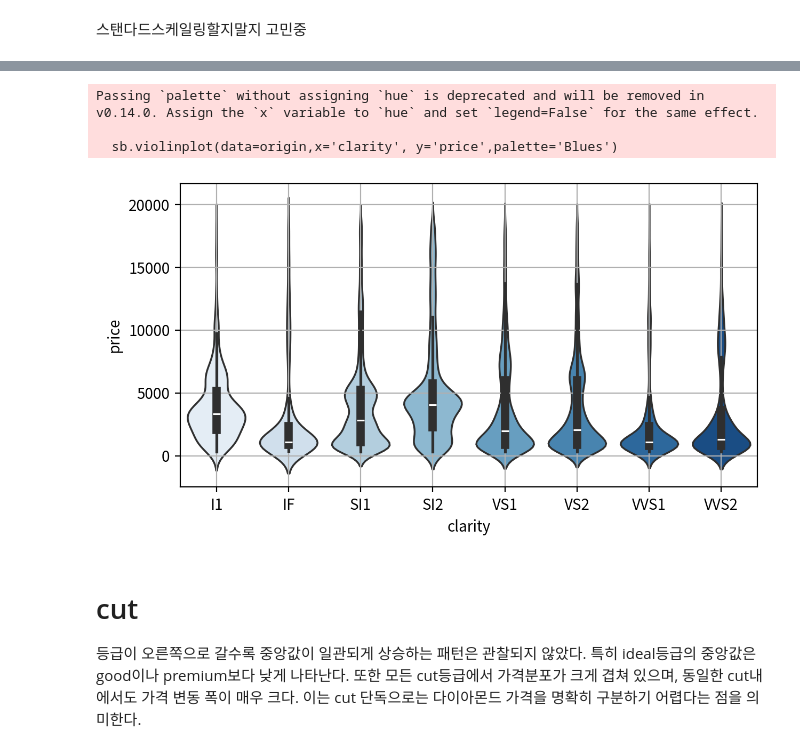
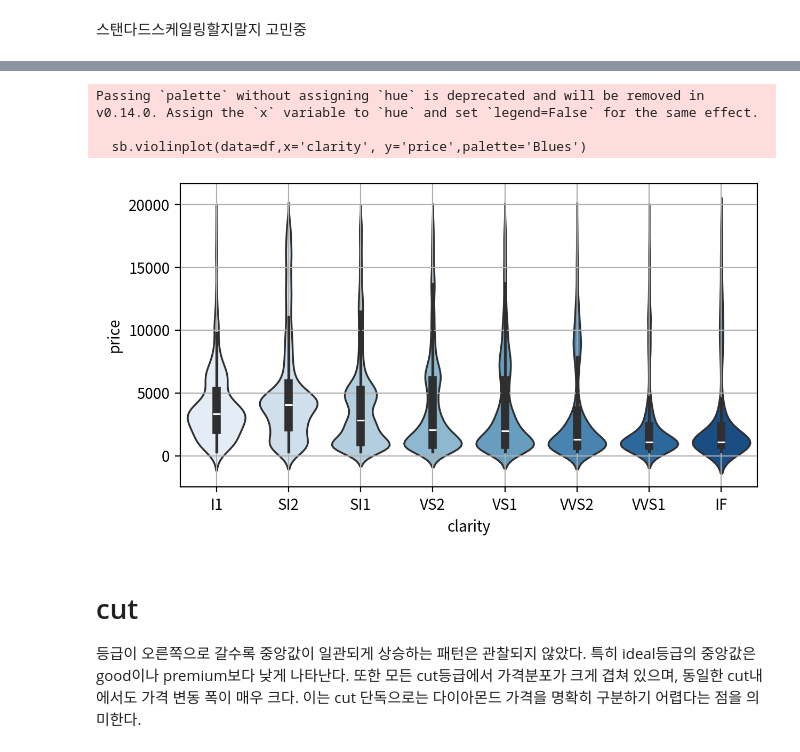
Before and after one commit to jyhong0207-netizen/python-study, a Jupyter notebook: DATA ANALYSIS BASIC/다이아몬드 과제.ipynb, the cells around one changed output, grey strips where cells are left out. Saved outputs shown, nothing was run; the diff lists cells and outputs as text; code cells hidden in the pictures.

```diff
--- a/DATA ANALYSIS BASIC/다이아몬드 과제.ipynb
+++ b/DATA ANALYSIS BASIC/다이아몬드 과제.ipynb
@@ -565,22 +527,22 @@ Passing `palette` without assigning `hue` is deprecated and will be removed in v
 # %%
 width_px = 1280
 height_px = 720
 rows = 1
 cols = 1
 figsize = (width_px/ my_dpi, height_px/ my_dpi)
 fig, ax = plt.subplots(rows, cols, figsize=figsize, dpi= my_dpi)
 
-sb.violinplot(data=origin,x='clarity', y='price',palette='Blues')
+sb.violinplot(data=df,x='clarity', y='price',palette='Blues')
 
 ax.grid(True)
 plt.tight_layout()
 plt.show()
 plt.close()
 # %% [output]
 Passing `palette` without assigning `hue` is deprecated and will be removed in v0.14.0. Assign the `x` variable to `hue` and set `legend=False` for the same effect.
 
-  sb.violinplot(data=origin,x='clarity', y='price',palette='Blues')
+  sb.violinplot(data=df,x='clarity', y='price',palette='Blues')
-[figure, old version]
+[figure, new version]
 # %% [markdown]
 # cut
 
```
Also changed, not shown: parts of 39 cells of this notebook, 1 other file.
